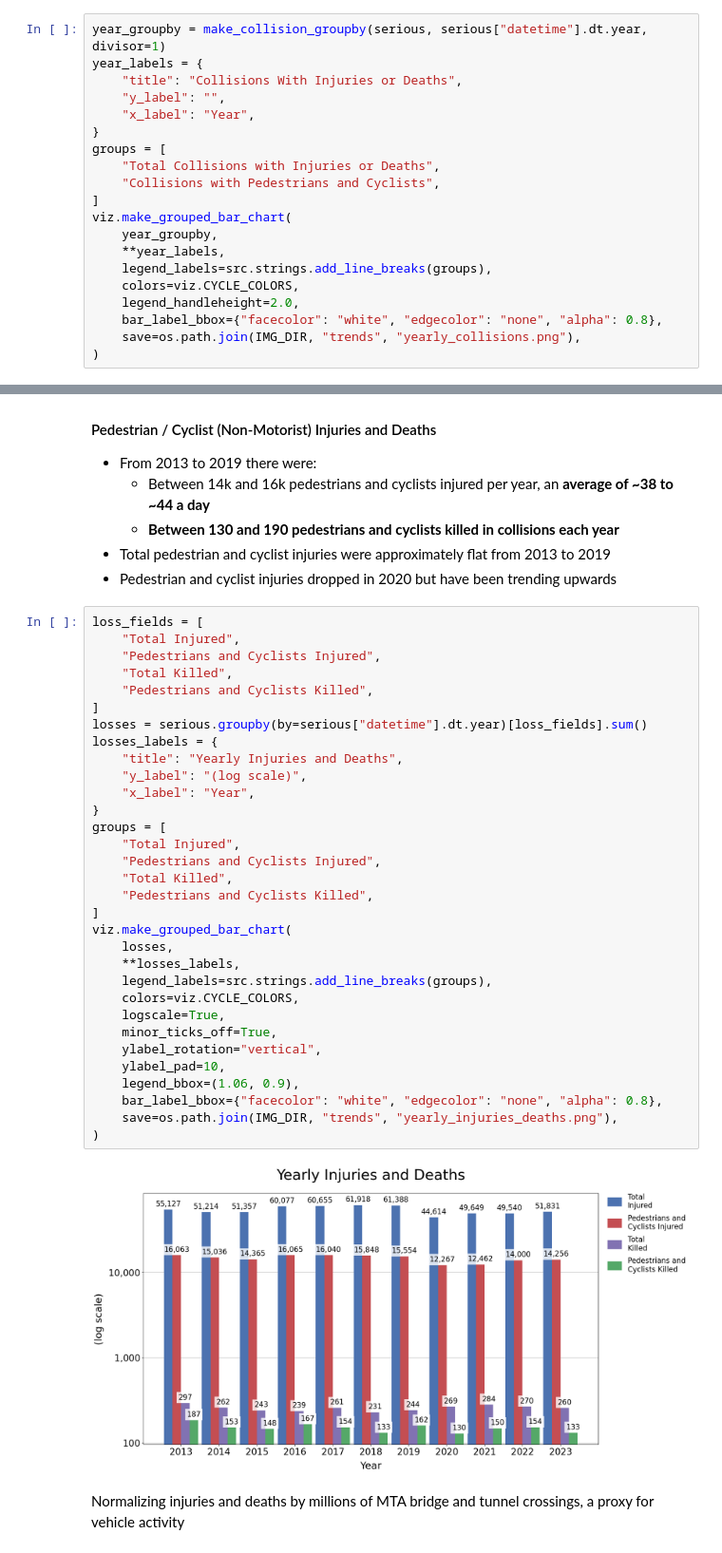
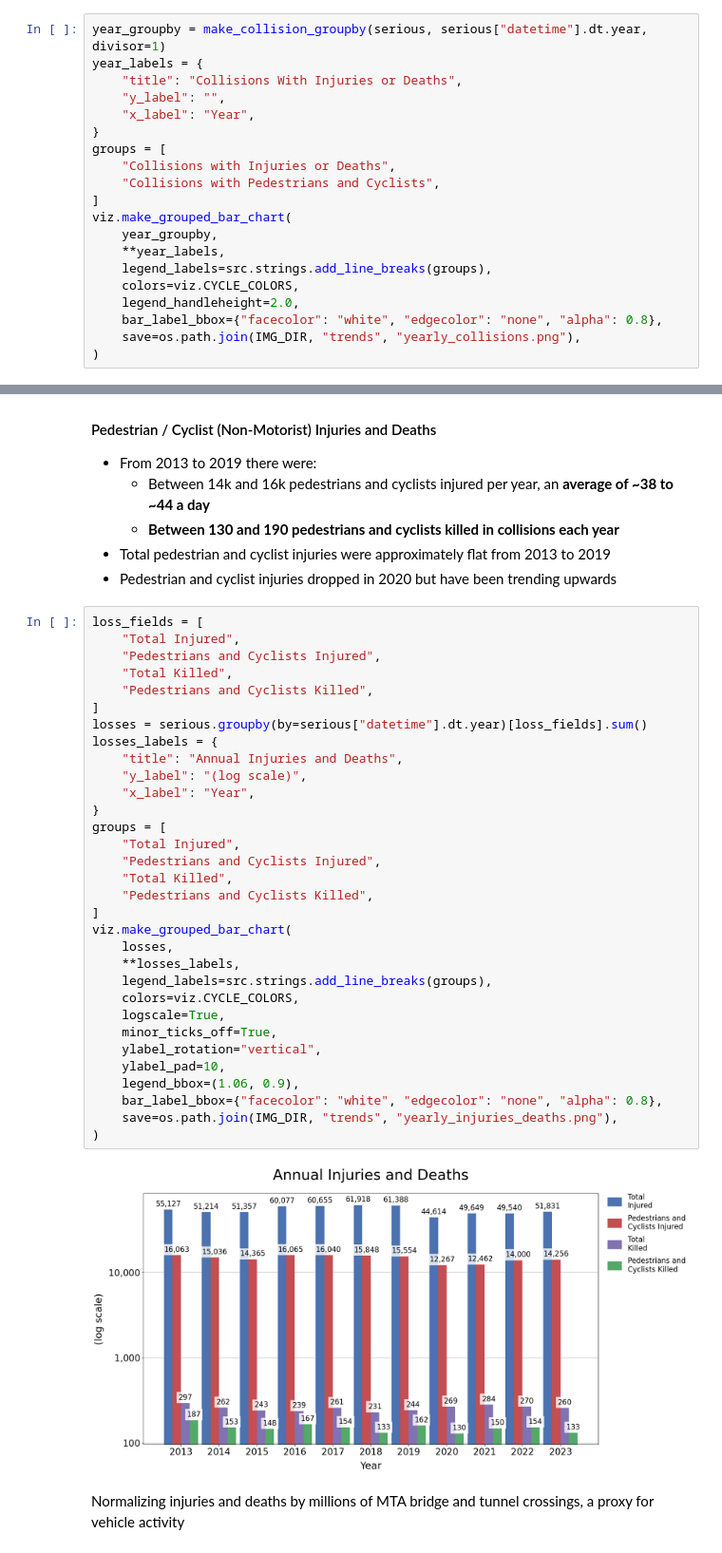
Before and after one commit to ray310/NYC-Vehicle-Collisions, a Jupyter notebook: 3-when-collisions-occur.ipynb, the cells around one changed output, grey strips where cells are left out. Shown at 95% size. Drawn from its saved outputs; the diff is of its cells as text.

```diff
--- a/3-when-collisions-occur.ipynb
+++ b/3-when-collisions-occur.ipynb
@@ -205,7 +205,7 @@ year_labels = {
     "x_label": "Year",
 }
 groups = [
-    "Total Collisions with Injuries or Deaths",
+    "Collisions with Injuries or Deaths",
     "Collisions with Pedestrians and Cyclists",
 ]
 viz.make_grouped_bar_chart(
@@ -290,35 +290,35 @@ loss_fields = [
     "Total Injured",
     "Pedestrians and Cyclists Injured",
     "Total Killed",
     "Pedestrians and Cyclists Killed",
 ]
 losses = serious.groupby(by=serious["datetime"].dt.year)[loss_fields].sum()
 losses_labels = {
-    "title": "Yearly Injuries and Deaths",
+    "title": "Annual Injuries and Deaths",
     "y_label": "(log scale)",
     "x_label": "Year",
 }
 groups = [
     "Total Injured",
     "Pedestrians and Cyclists Injured",
     "Total Killed",
     "Pedestrians and Cyclists Killed",
 ]
 viz.make_grouped_bar_chart(
     losses,
     **losses_labels,
     legend_labels=src.strings.add_line_breaks(groups),
     colors=viz.CYCLE_COLORS,
     logscale=True,
     minor_ticks_off=True,
     ylabel_rotation="vertical",
     ylabel_pad=10,
     legend_bbox=(1.06, 0.9),
     bar_label_bbox={"facecolor": "white", "edgecolor": "none", "alpha": 0.8},
     save=os.path.join(IMG_DIR, "trends", "yearly_injuries_deaths.png"),
 )
 # %% [output]
-[figure, old version]
+[figure, new version]
 # %% [markdown]
 Normalizing injuries and deaths by millions of MTA bridge and tunnel crossings, a proxy for vehicle activity
 # %%
```
Also changed, not shown: parts of 1 cell of this notebook.
